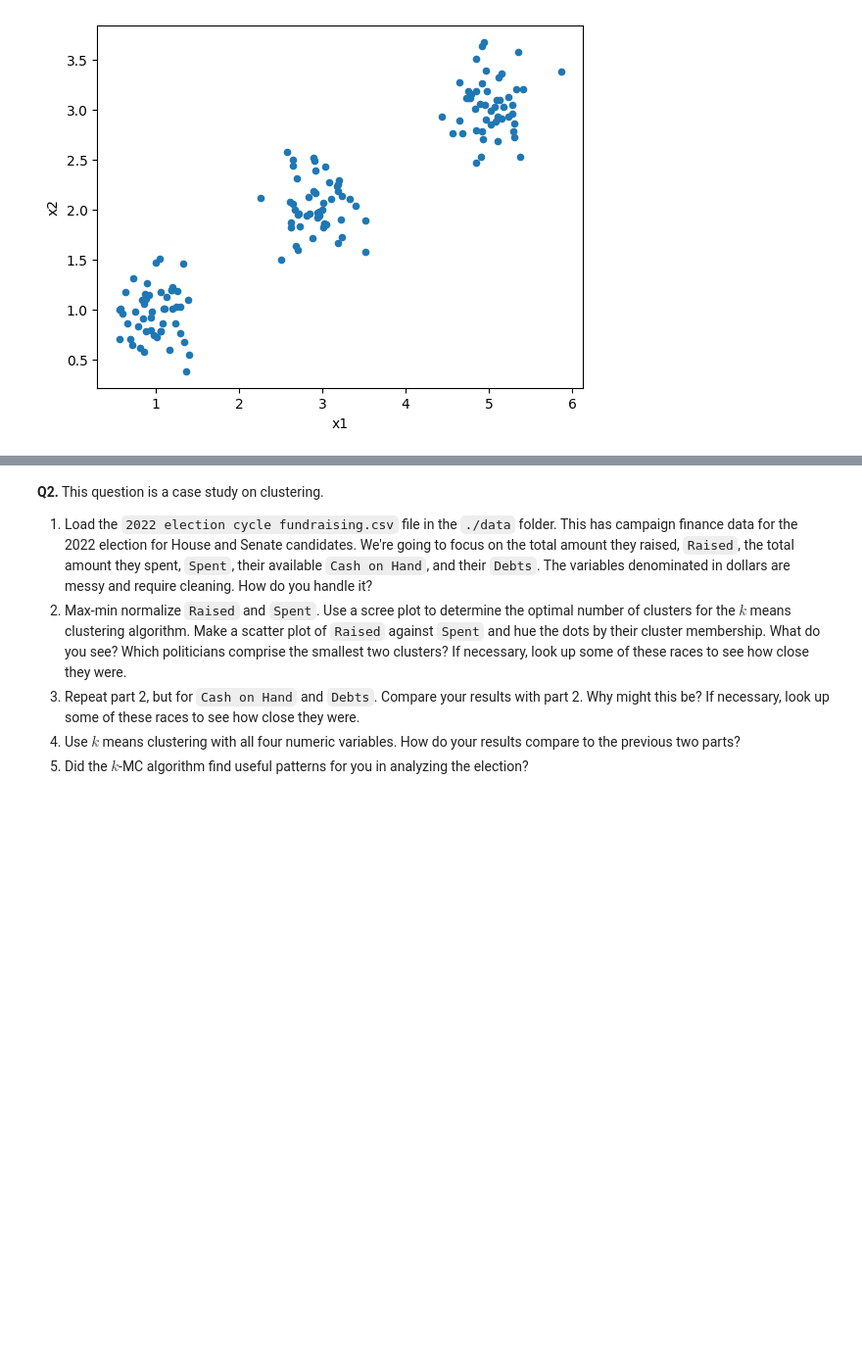
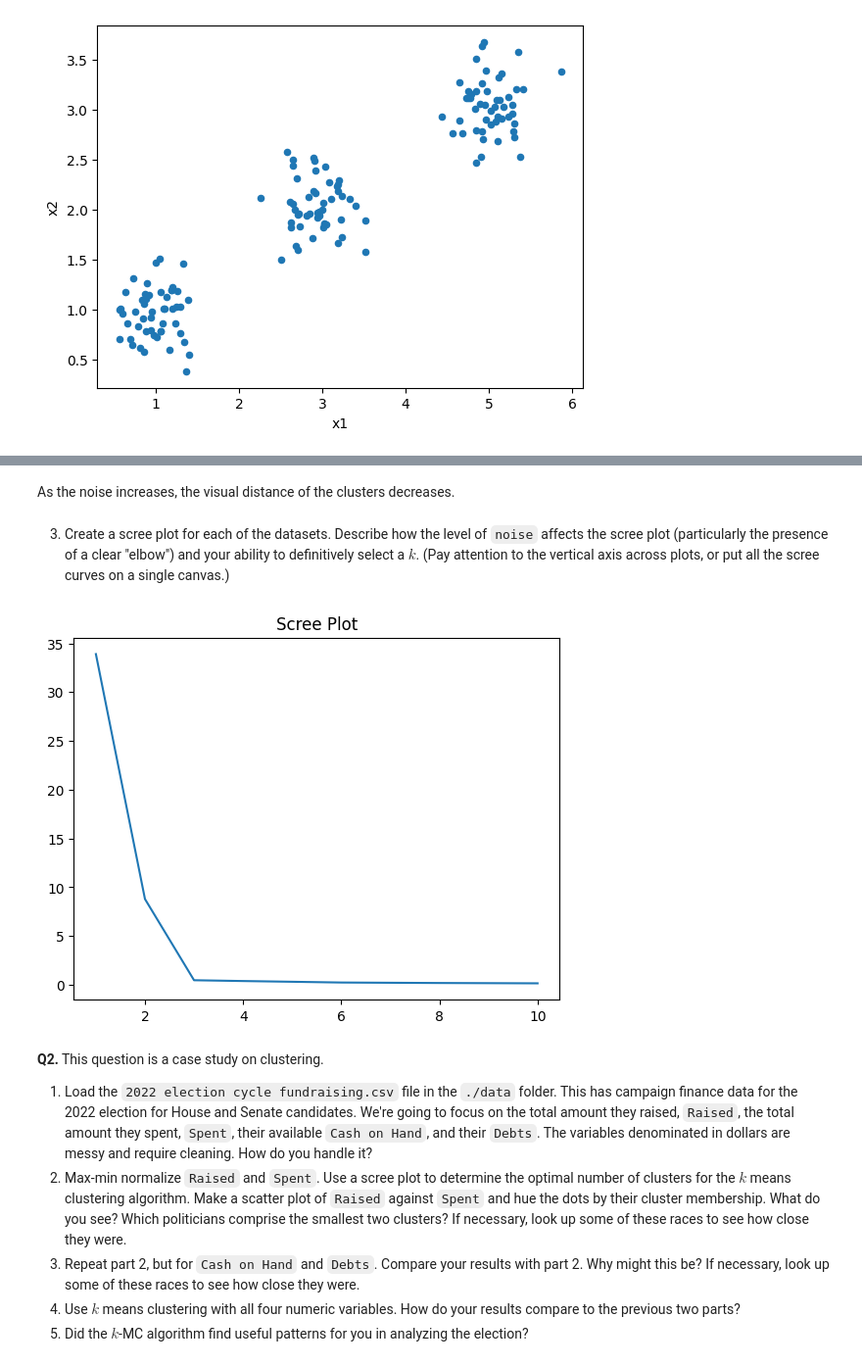
Before and after one commit to Nithil-Suresh/clustering, a Jupyter notebook: assignment/assignment_clustering.ipynb, the cells around one changed output, grey strips where cells are left out. Shown at 98% size. Saved outputs shown, nothing was run; the diff lists cells and outputs as text; code cells hidden in the pictures; blank space fills up the shorter version.

```diff
--- a/assignment/assignment_clustering.ipynb
+++ b/assignment/assignment_clustering.ipynb
@@ -86,3 +101,29 @@ df0_25.plot.scatter(x='x1', y='x2')
+# %% [markdown]
+As the noise increases, the visual distance of the clusters decreases.
+# %% [markdown]
+3. Create a scree plot for each of the datasets. Describe how the level of `noise` affects the scree plot (particularly the presence of a clear "elbow") and your ability to definitively select a $k$. (Pay attention to the vertical axis across plots, or put all the scree curves on a single canvas.)
+# %%
+from sklearn.cluster import KMeans # Import kmc
+import seaborn as sns
+
+def maxmin(x): # Max-min scaler function
+    x = (x-min(x))/(max(x)-min(x))
+    return x
+
+X = df0_125.loc[ : , ['x1','x2'] ] # Select data to cluster
+X = X.apply(maxmin)
+
+# Create a scree plot:
+k_bar = 10
+SSE = [] # We'll store the training error here
+for k in range(k_bar): # For indices from 0 to k_bar-1
+    model = KMeans(n_clusters=k+1, max_iter=300, n_init = 10, random_state=0) # Create a model for k
+    model = model.fit(X) # Fit the model
+    SSE.append(model.inertia_) # Record the sum of squared error for k in the SSE vector
+
+scree_plot = sns.lineplot(x=np.arange(1,k_bar+1), y=SSE).set_title('Scree Plot') # Create scree plot
+# %% [output]
+[figure, added]
 # %% [markdown]
 **Q2.** This question is a case study on clustering.
 
```
Also changed, not shown: parts of 3 cells of this notebook.
